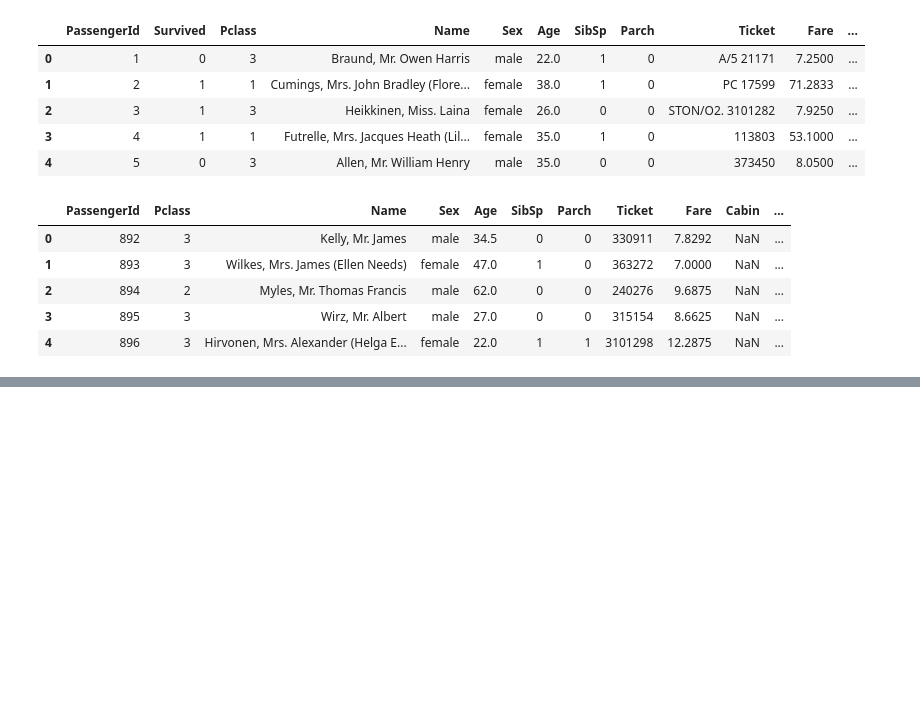
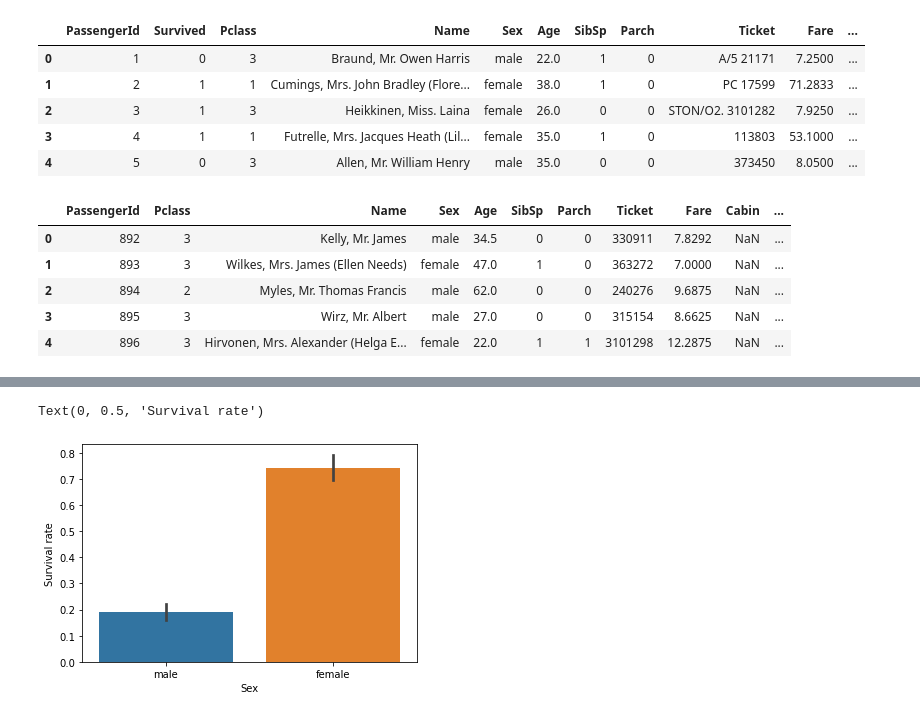
Before and after one commit to jmateo27/Titanic-Project, a Jupyter notebook: titanic.ipynb, the cells around one changed output, grey strips where cells are left out. Drawn from its saved outputs; the diff is of its cells as text; code cells hidden in the pictures; blank space fills up the shorter version.

```diff
--- a/titanic.ipynb
+++ b/titanic.ipynb
@@ -65,0 +115,10 @@ Your submission was successfully saved!
+# %%
+# Calculate the srvival rate of male and female passenger
+sns.barplot(x="Sex", y="Survived", data=train)
+train[['Sex', 'Survived']].groupby('Sex', as_index=False).mean()
+plt.ylabel('Survival rate')
+
+# Comment: Female passengers are more likely to survive than male passengers. Women were likely to be priotised to be evacuated.
+# %% [output]
+Text(0, 0.5, 'Survival rate')
+[figure, added]
```
Also changed, not shown: parts of 23 cells of this notebook, 1 other file.
